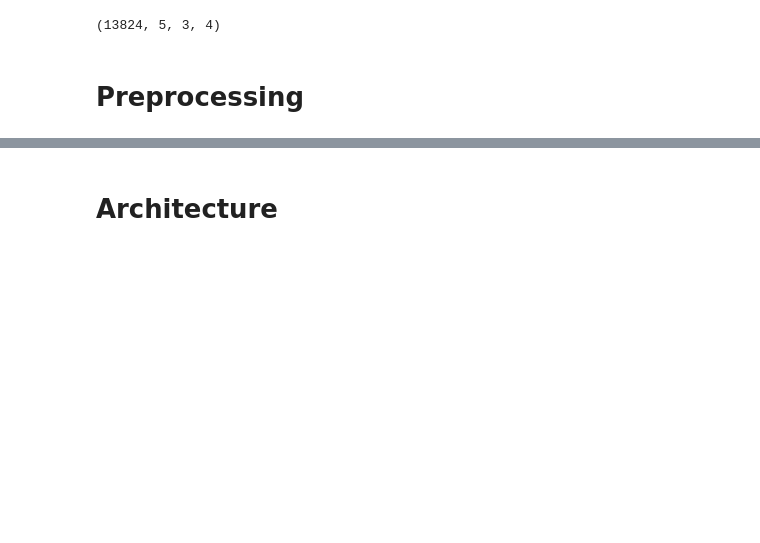
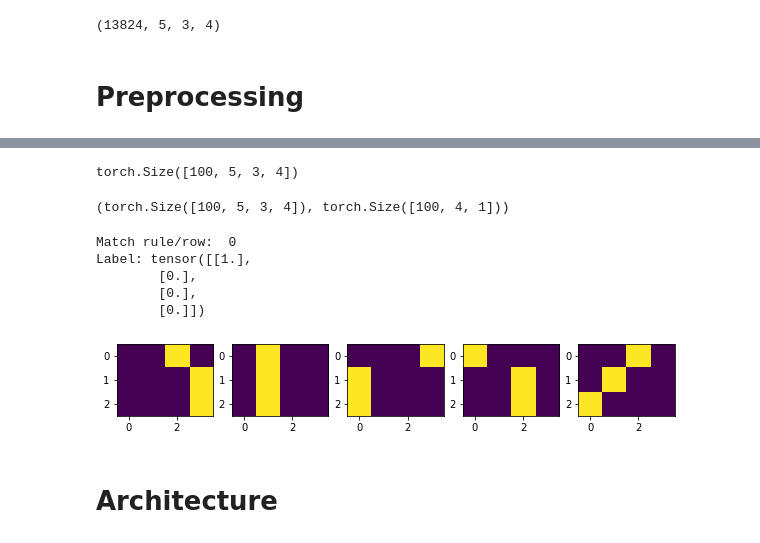
Before and after one commit to molaru95/cardsort, a Jupyter notebook: Data_Pre_Processing_MO.ipynb, the cells around one changed output, grey strips where cells are left out. Drawn from its saved outputs; the diff is of its cells as text; code cells hidden in the pictures; blank space fills up the shorter version.

```diff
--- a/Data_Pre_Processing_MO.ipynb
+++ b/Data_Pre_Processing_MO.ipynb
@@ -110,7 +103,10 @@ sets_valid = sets_shuffle[1][:]
 sets_test = sets_shuffle[2][:]
 # %%
 #Create rule and labels
+train_label_man = np.zeros((4,1))
 match_feature = 0
+
+train_label_man[match_feature] = 1
 
 train_reference = sets_train[:,0:4,:,:]
 train_probe = sets_train[:,-1,:,:]
@@ -132,0 +150,25 @@ for i in range(len(train_probe)):
+# %%
+#Create dataloader
+#Arguments:
+BATCH_SIZE = 100
+NUM_WORKERS = 4
+# %%
+# Create a data loader from the dataset
+# Type of sampling and batch size are specified at this step
+train_loader = DataLoader(
+    train_dataset,
+    batch_size= BATCH_SIZE,
+    shuffle=True,
+    num_workers = NUM_WORKERS)
+
+valid_loader = DataLoader(
+    valid_dataset,
+    batch_size= BATCH_SIZE,
+    shuffle=True,
+    num_workers = NUM_WORKERS)
+
+test_loader = DataLoader(
+    test_dataset,
+    batch_size= BATCH_SIZE,
+    shuffle=False,
+    num_workers = NUM_WORKERS)
@@ -133,3 +177,31 @@ for i in range(len(train_probe)):
+# %%
+batch, classes = next(iter(train_loader))
+# %%
+batch.shape
+# %% [output]
+torch.Size([100, 5, 3, 4])
+# %%
+batch.shape, classes.shape
+# %% [output]
+(torch.Size([100, 5, 3, 4]), torch.Size([100, 4, 1]))
+# %%
+example = 25
+print('Match rule/row: ', match_feature) #display matching rule
+print('Label:', classes[example]) # display the digit label
+
+#Plot the image
+f, ax = plt.subplots(nrows=1, ncols=5, figsize=[10,10])
+for i in range(0,np.squeeze(batch)[example].shape[0]):
+    ax.flatten()[i].imshow(np.squeeze(batch)[example][i])
+
+plt.show()
+# %% [output]
+Match rule/row:  0
+Label: tensor([[1.],
+        [0.],
+        [0.],
+        [0.]])
+[figure, added]
 # %% [markdown]
 # Architecture
 # %%
```
Also changed, not shown: parts of 8 cells of this notebook.
